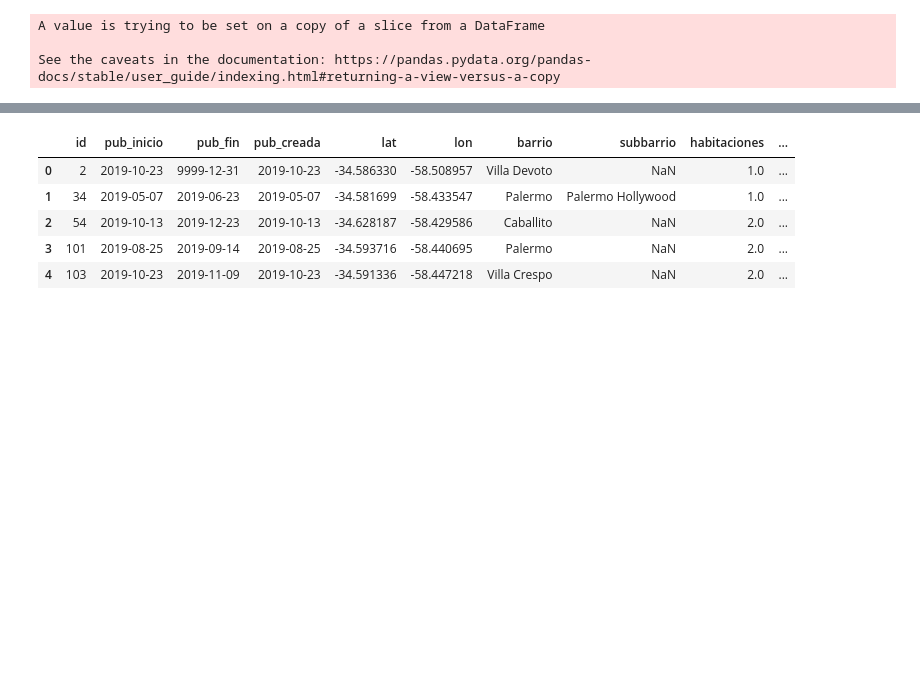
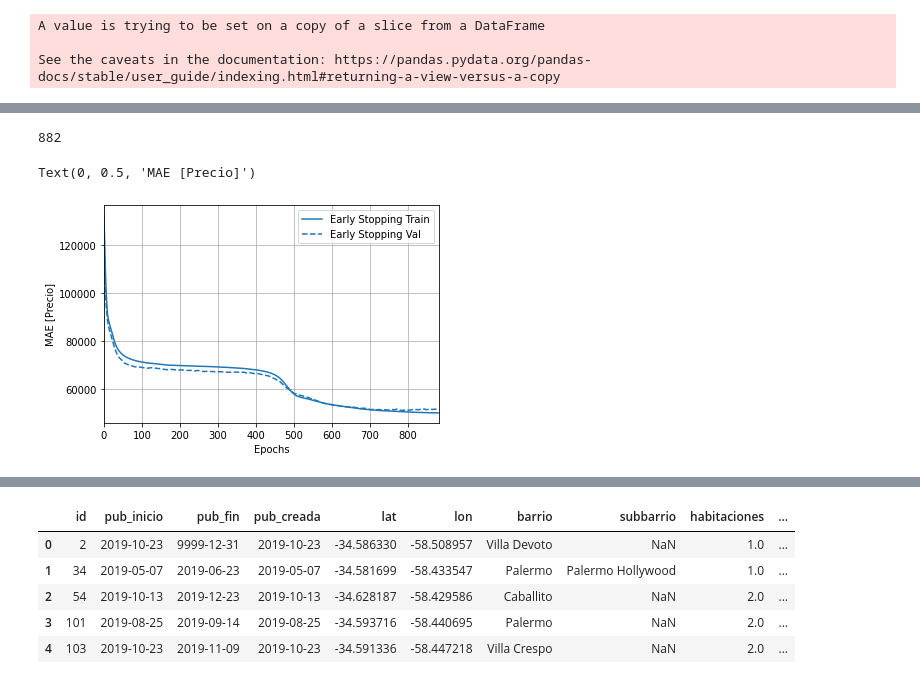
Before and after one commit to arielfaur/fmap-propiedades-kaggle, a Jupyter notebook: precio_propiedades_regresion.ipynb, the cells around one changed output, grey strips where cells are left out. Saved outputs shown, nothing was run; the diff lists cells and outputs as text; code cells hidden in the pictures; blank space fills up the shorter version.

```diff
--- a/precio_propiedades_regresion.ipynb
+++ b/precio_propiedades_regresion.ipynb
@@ -346,0 +268,12 @@ array([-7.91214687e+10, -1.11713016e+11, -1.16571770e+11, -1.00438187e+11,
+# %%
+len(history.history['loss'])
+# %% [output]
+882
+# %%
+plotter = tfdocs.plots.HistoryPlotter(smoothing_std=2)
+# %%
+plotter.plot({'Early Stopping': history}, metric = "mae")
+plt.ylabel('MAE [Precio]')
+# %% [output]
+Text(0, 0.5, 'MAE [Precio]')
+[figure, added]
```
Also changed, not shown: parts of 36 cells of this notebook.
